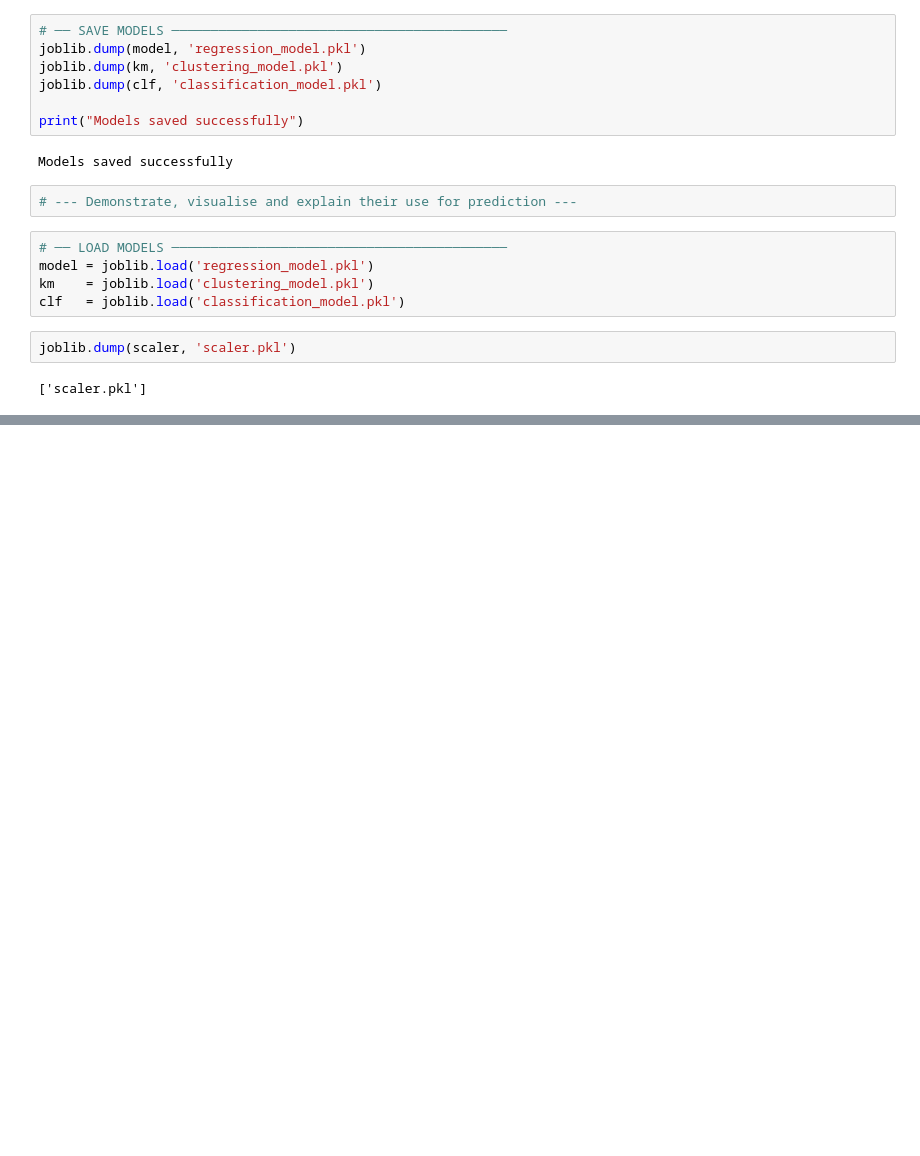
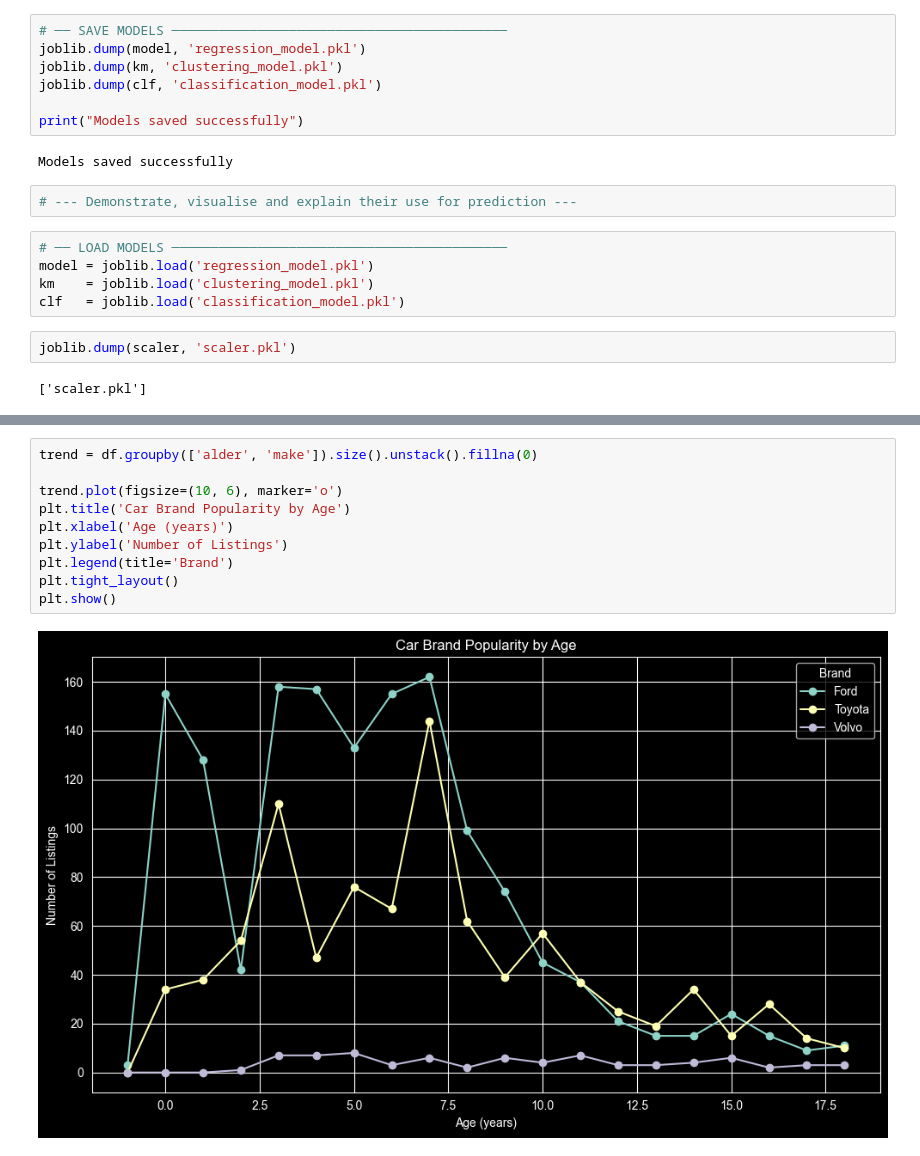
Before and after one commit to KhuongNDang/BI-MP2, a Jupyter notebook: MP2.ipynb, the cells around one changed output, grey strips where cells are left out. Saved outputs shown, nothing was run; the diff lists cells and outputs as text; blank space fills up the shorter version.

```diff
--- a/MP2.ipynb
+++ b/MP2.ipynb
@@ -593,0 +611,12 @@ joblib.dump(scaler, 'scaler.pkl')
+# %%
+trend = df.groupby(['alder', 'make']).size().unstack().fillna(0)
+
+trend.plot(figsize=(10, 6), marker='o')
+plt.title('Car Brand Popularity by Age')
+plt.xlabel('Age (years)')
+plt.ylabel('Number of Listings')
+plt.legend(title='Brand')
+plt.tight_layout()
+plt.show()
+# %% [output]
+[figure, added]
```
Also changed, not shown: parts of 10 cells of this notebook.
